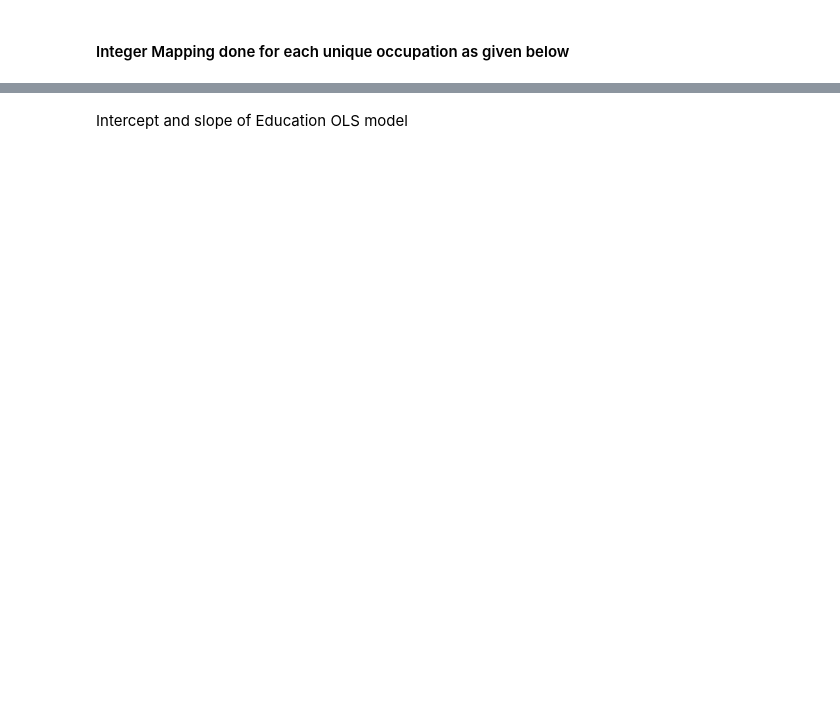
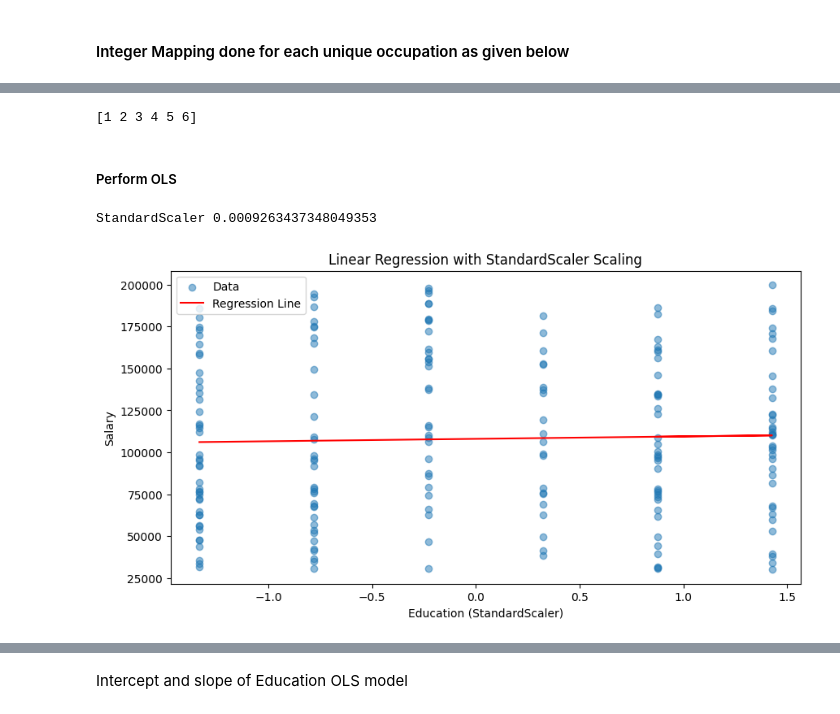
Before and after one commit to bhavyanarnoli/MachineLearning-CSE543, a Jupyter notebook: Assignment2/BhavyaNarnoli-2021316-asssignment-2.ipynb, the cells around one changed output, grey strips where cells are left out. Cells and saved outputs as stored; diff of their text form; code cells hidden in the pictures; blank space fills up the shorter version.

```diff
--- a/Assignment2/BhavyaNarnoli-2021316-asssignment-2.ipynb
+++ b/Assignment2/BhavyaNarnoli-2021316-asssignment-2.ipynb
@@ -218,4 +132,60 @@ X = np.column_stack((np.ones_like(education_encoded), education_encoded))
-# %%
-# Perform OLS
-
-coefficients = np.linalg.inv(X.T @ X) @ X.T @ salary
+# %%
+print(df['Education_encoded'].unique())
+X = df['Education_encoded']
+X = np.column_stack((np.ones_like(df['Education_encoded']), df['Education_encoded']))
+# %% [output]
+[1 2 3 4 5 6]
+# %% [markdown]
+##### Perform OLS
+# %%
+def linear_regression(X, y):
+    # Add a bias term (intercept) to the feature matrix
+    X = np.column_stack((np.ones(X.shape[0]), X))
+
+    # Calculate the coefficients using the normal equation
+    coefficients = np.linalg.inv(X.T @ X) @ X.T @ y
+
+    return coefficients
+
+# Initialize lists to store R-squared values
+r2_values = []
+# %%
+
+# StandardScaler (Z-score Scaling)
+mean = np.mean(education_encoded)
+std_dev = np.std(education_encoded)
+scaled_education_standard = (education_encoded - mean) / std_dev
+# Define a function to calculate R-squared
+
+# Linear Regression for StandardScaler
+coefficients_standard = linear_regression(scaled_education_standard, salary_values)
+predicted_values_standard = np.dot(np.column_stack((np.ones(len(scaled_education_standard)), scaled_education_standard)), coefficients_standard)
+mean_y = np.mean(salary_values)
+tss = np.sum((salary_values - mean_y) ** 2)
+rss = np.sum((salary_values - predicted_values_standard) ** 2)
+r2 = 1 - (rss / tss)
+
+print('StandardScaler', r2)
+
+# Create a scatter plot
+plt.figure(figsize=(10, 5))  # Adjust the figure size as needed
+# plt.scatter(df['Education_encoded'], salary_values, label='Data', alpha=0.5)
+plt.scatter(scaled_education_standard, salary_values, label='Data', alpha=0.5)
+
+# Calculate the predicted values using the coefficients
+predicted_values_standard = coefficients_standard[0] + coefficients_standard[1] * scaled_education_standard
+
+
+# Plot the regression line
+plt.plot(scaled_education_standard, predicted_values_standard, 'r', label='Regression Line')
+
+plt.xlabel('Education (StandardScaler)')
+plt.ylabel('Salary')
+plt.title('Linear Regression with StandardScaler Scaling')
+plt.legend()
+
+# Display the plot
+plt.show()
+# %% [output]
+StandardScaler 0.0009263437348049353
+[figure, added]
```
Also changed, not shown: parts of 111 cells of this notebook, 4 other files.
